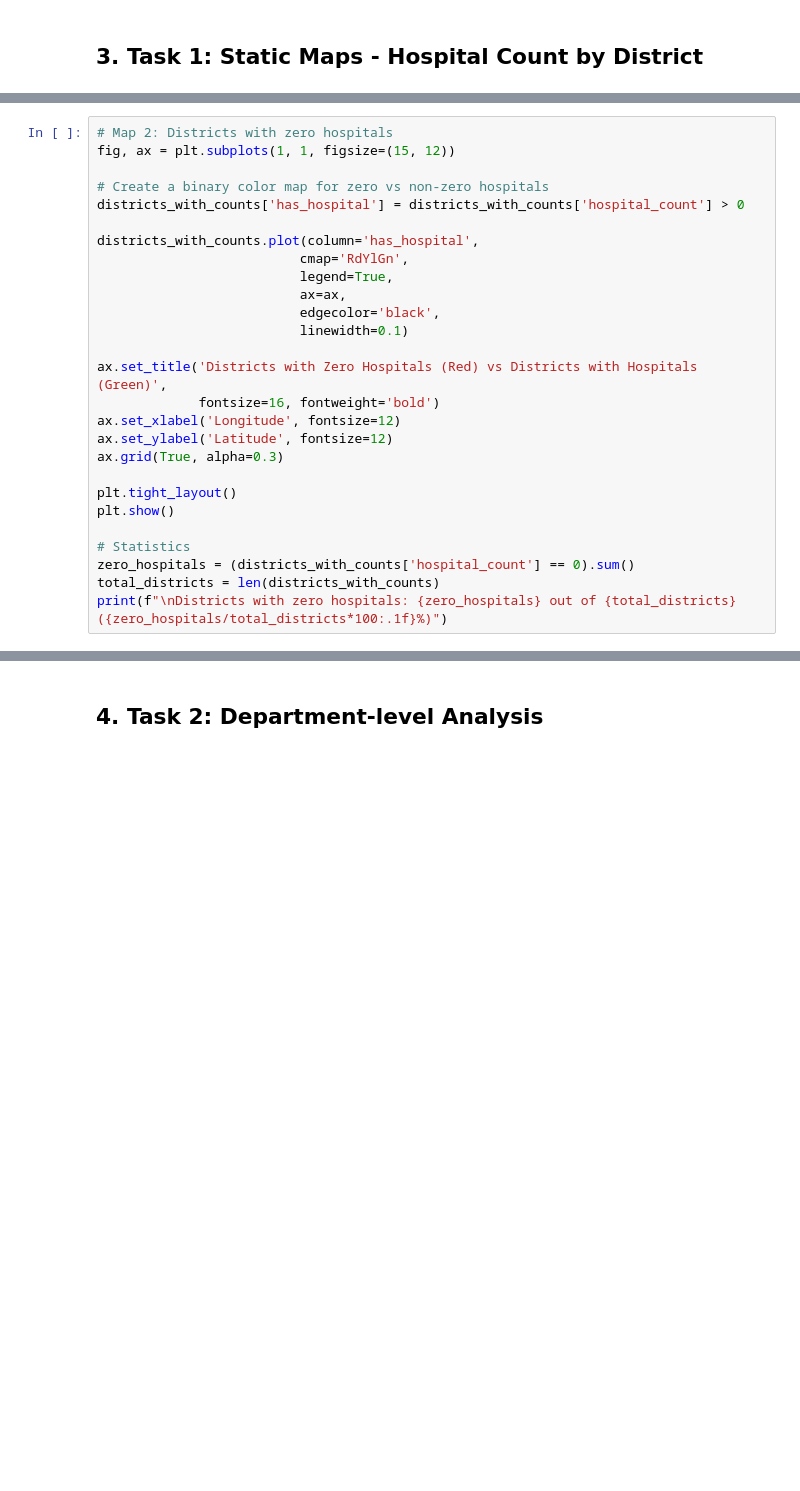
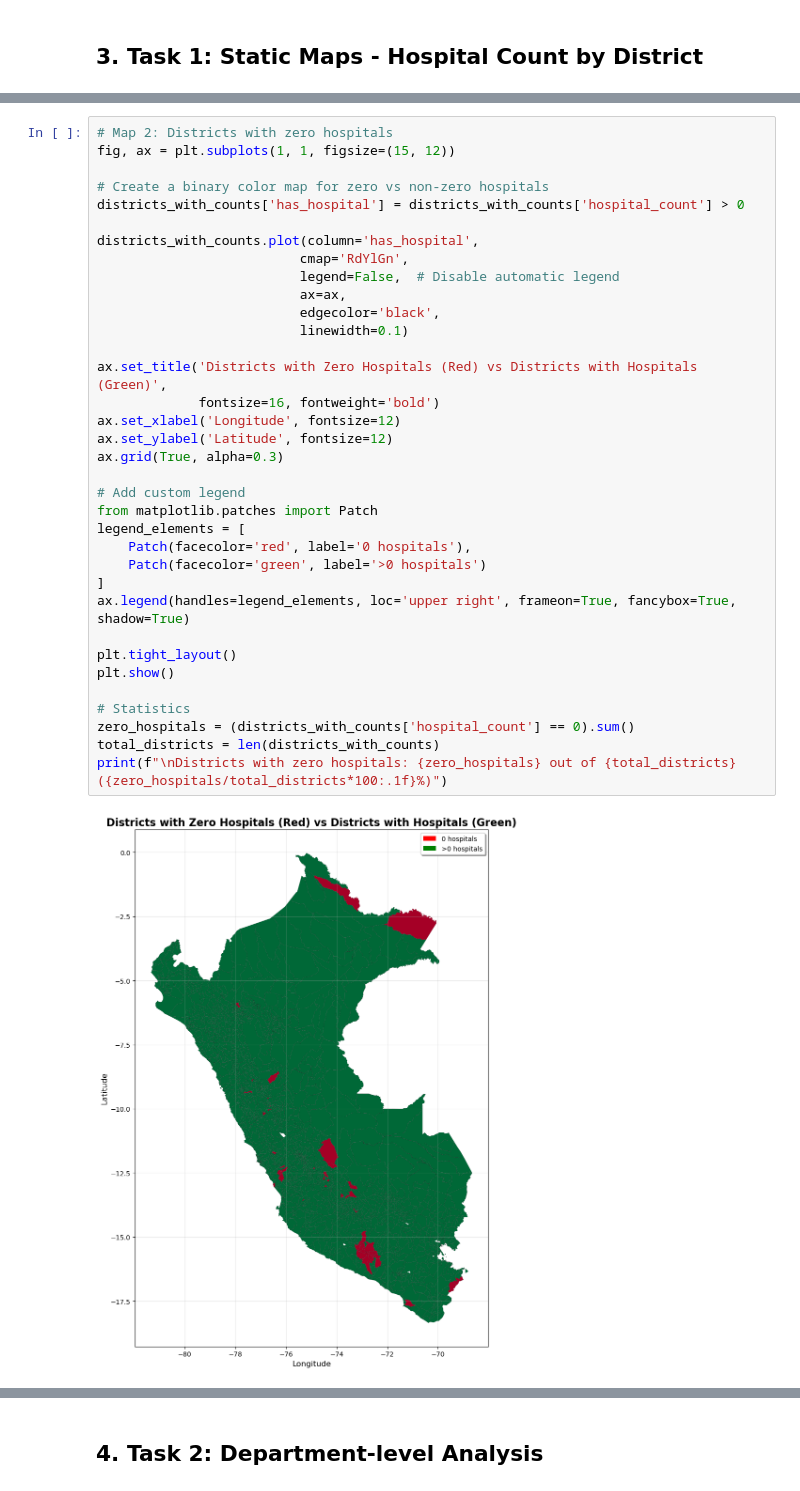
Before and after one commit to gsaco/Hospitals-Access-Peru, a Jupyter notebook: code.ipynb, the cells around one changed output, grey strips where cells are left out. Cells and saved outputs as stored; diff of their text form; blank space fills up the shorter version.

```diff
--- a/code.ipynb
+++ b/code.ipynb
@@ -206,27 +162,37 @@ plt.show()
 # %%
 # Map 2: Districts with zero hospitals
 fig, ax = plt.subplots(1, 1, figsize=(15, 12))
 
 # Create a binary color map for zero vs non-zero hospitals
 districts_with_counts['has_hospital'] = districts_with_counts['hospital_count'] > 0
 
 districts_with_counts.plot(column='has_hospital',
                           cmap='RdYlGn',
-                          legend=True,
+                          legend=False,  # Disable automatic legend
                           ax=ax,
                           edgecolor='black',
                           linewidth=0.1)
 
 ax.set_title('Districts with Zero Hospitals (Red) vs Districts with Hospitals (Green)',
              fontsize=16, fontweight='bold')
 ax.set_xlabel('Longitude', fontsize=12)
 ax.set_ylabel('Latitude', fontsize=12)
 ax.grid(True, alpha=0.3)
 
+# Add custom legend
+from matplotlib.patches import Patch
+legend_elements = [
+    Patch(facecolor='red', label='0 hospitals'),
+    Patch(facecolor='green', label='>0 hospitals')
+]
+ax.legend(handles=legend_elements, loc='upper right', frameon=True, fancybox=True, shadow=True)
+
 plt.tight_layout()
 plt.show()
 
 # Statistics
 zero_hospitals = (districts_with_counts['hospital_count'] == 0).sum()
 total_districts = len(districts_with_counts)
 print(f"\nDistricts with zero hospitals: {zero_hospitals} out of {total_districts} ({zero_hospitals/total_districts*100:.1f}%)")
+# %% [output]
+[figure, added]
```
Also changed, not shown: parts of 31 cells of this notebook.
